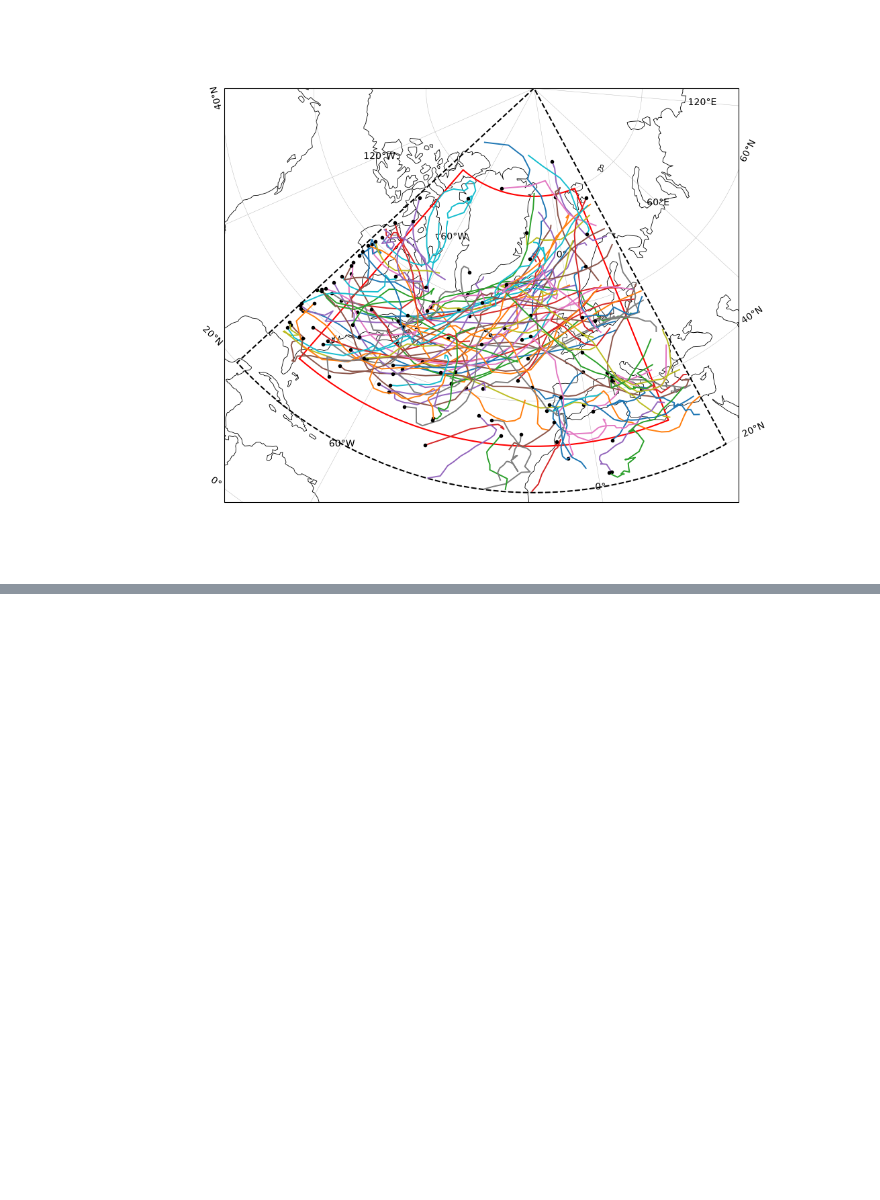
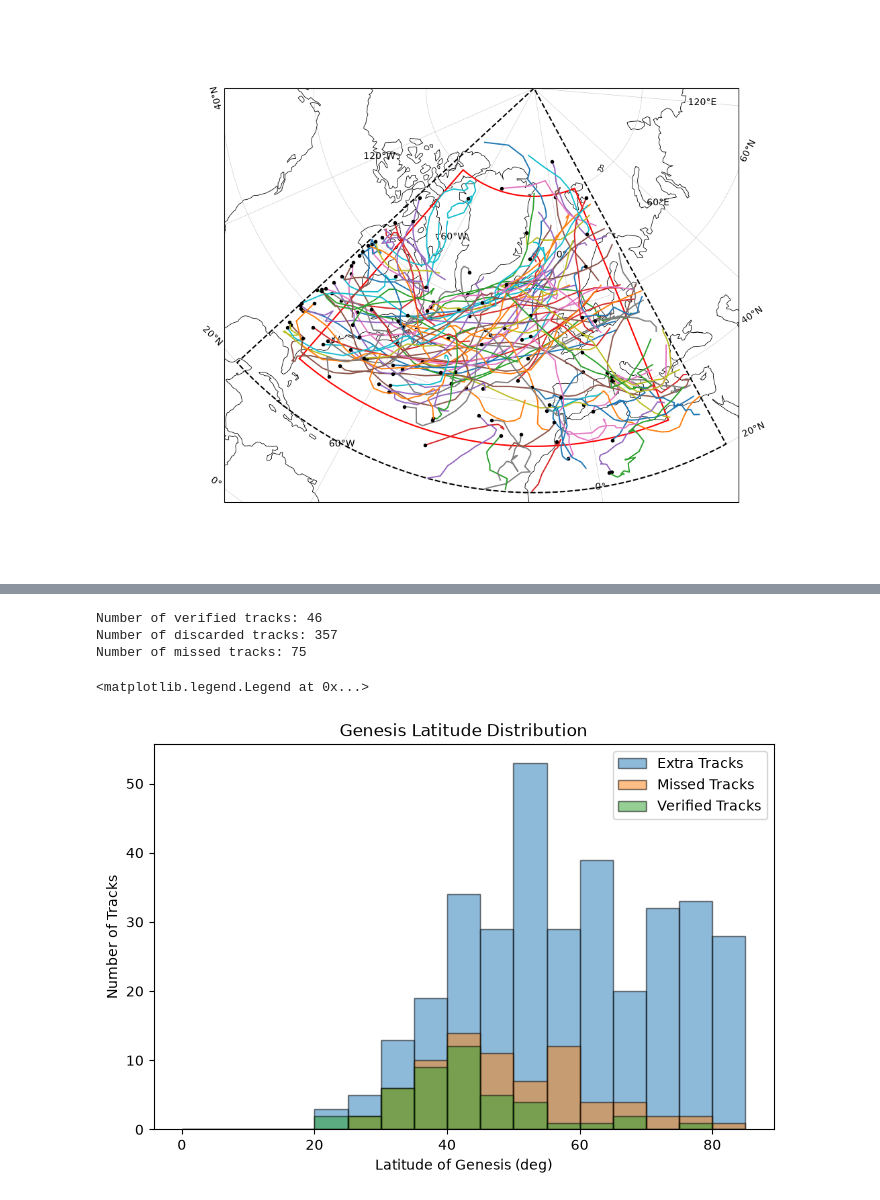
Before and after one commit to AThormann/master_thesis, a Jupyter notebook: experiments/validation_tracks/convert_to_object.ipynb, the cells around one changed output, grey strips where cells are left out. Saved outputs shown, nothing was run; the diff lists cells and outputs as text; code cells hidden in the pictures; blank space fills up the shorter version.

```diff
--- a/experiments/validation_tracks/convert_to_object.ipynb
+++ b/experiments/validation_tracks/convert_to_object.ipynb
@@ -321,0 +333,43 @@ for tr in tracks_validation:
+# %%
+#creating list for verified
+verified_tracks = matches_df['candidate_id']
+
+#remember to filter the summary dataframes to only include the tracks that were kept
+summary_val_filtered = summary_validation[summary_validation['keep'] == True]
+summary_filtered = summary[summary['keep'] == True]
+
+
+kept_tracks = summary_filtered[summary_filtered['track_id'].isin(verified_tracks)]
+extra_tracks = summary_filtered[~summary_filtered['track_id'].isin(verified_tracks)]
+missed_tracks = summary_val_filtered[~summary_val_filtered['track_id'].isin(matches_df['reference_id'])]
+
+
+print(f"Number of verified tracks: {len(kept_tracks)}")
+print(f"Number of discarded tracks: {len(extra_tracks)}")
+print(f"Number of missed tracks: {len(missed_tracks)}")
+
+
+
+genesis_vals = kept_tracks["lat_genesis"].values
+genesis_missed = missed_tracks["lat_genesis"].values
+genesis_ex = extra_tracks["lat_genesis"].values
+
+counts, edges = np.histogram(genesis_vals, bins=np.arange(0, 90, 5), density=False)
+counts_missed, edges_missed = np.histogram(genesis_missed, bins=np.arange(0, 90, 5), density=False)
+counts_dis, edges_dis = np.histogram(genesis_ex, bins=np.arange(0, 90, 5), density=False)
+
+fig, ax = plt.subplots(figsize=(8, 5))
+ax.bar(edges_dis[:-1], counts_dis, width=5, align="edge", edgecolor="black", label="Extra Tracks", alpha=0.5)
+ax.bar(edges_missed[:-1], counts_missed, width=5, align="edge", edgecolor="black", label="Missed Tracks", alpha=0.5)
+ax.bar(edges[:-1], counts, width=5, align="edge", edgecolor="black", label="Verified Tracks", alpha=0.5)
+
+ax.set_xlabel("Latitude of Genesis (deg)")
+ax.set_ylabel("Number of Tracks")
+ax.set_title("Genesis Latitude Distribution")
+ax.legend()
+# %% [output]
+Number of verified tracks: 46
+Number of discarded tracks: 357
+Number of missed tracks: 75
+<matplotlib.legend.Legend at 0x...>
+[figure, added]
```
Also changed, not shown: parts of 12 cells of this notebook, 5 other files.
